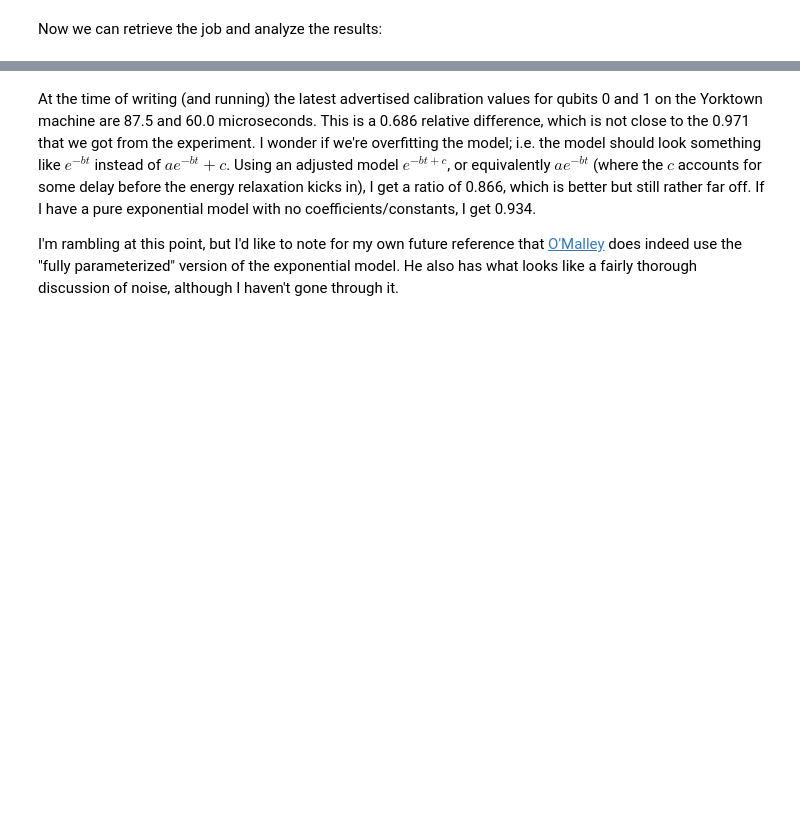
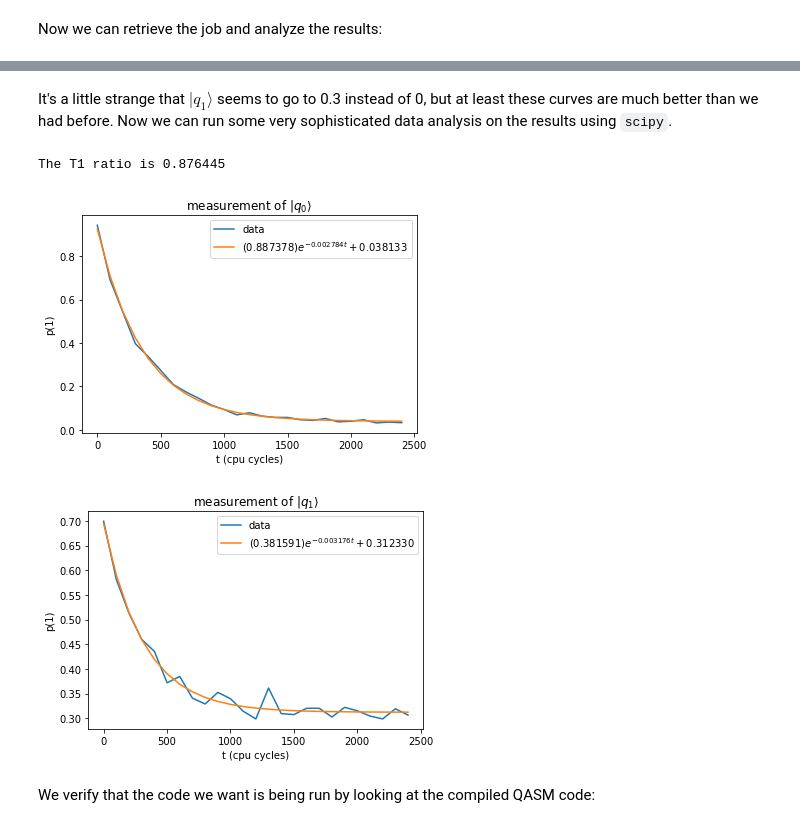
Before and after one commit to air-wreck/mentorship-notebooks, a Jupyter notebook: T1_Variations.ipynb, the cells around one changed output, grey strips where cells are left out. Drawn from its saved outputs; the diff is of its cells as text; code cells hidden in the pictures; blank space fills up the shorter version.

```diff
--- a/T1_Variations.ipynb
+++ b/T1_Variations.ipynb
@@ -172,4 +113,33 @@ On the other hand, using initial layout `qr 0 -> q 1` on `ibmqx2` (job ID `5cc36
-# %% [markdown]
-At the time of writing (and running) the latest advertised calibration values for qubits 0 and 1 on the Yorktown machine are 87.5 and 60.0 microseconds. This is a 0.686 relative difference, which is not close to the 0.971 that we got from the experiment. I wonder if we're overfitting the model; i.e. the model should look something like $e^{-bt}$ instead of $ae^{-bt} + c$. Using an adjusted model $e^{-bt + c}$, or equivalently $ae^{-bt}$ (where the $c$ accounts for some delay before the energy relaxation kicks in), I get a ratio of 0.866, which is better but still rather far off. If I have a pure exponential model with no coefficients/constants, I get 0.934.
-
-I'm rambling at this point, but I'd like to note for my own future reference that [O'Malley](https://web.physics.ucsb.edu/~martinisgroup/theses/OMalley2016.pdf) does indeed use the "fully parameterized" version of the exponential model. He also has what looks like a fairly thorough discussion of noise, although I haven't gone through it.
+# %% [markdown]
+It's a little strange that $\vert q_1 \rangle$ seems to go to 0.3 instead of 0, but at least these curves are much better than we had before. Now we can run some very sophisticated data analysis on the results using `scipy`.
+# %%
+from scipy.optimize import curve_fit
+
+# scale data to cycles from blocks of 100
+x = np.array(range(len(circuits))) * 100
+
+# fully parameterized exponential decay model
+def model(t, a, b, c):
+    return a * np.exp(-b * t) + c
+
+# fit curve for a qubit with scipy
+def fit_curve(data, qubit_name):
+    a, b, c = curve_fit(model, x, data, p0=[0.5, 0., 0.])[0]
+    fig, ax = plt.subplots()
+    ax.plot(x, data, label='data')
+    ax.plot(x, model(x, a, b, c), label='$(%f)e^{-%f t}+%f$' % (a, b, c))
+    ax.set_title(r'measurement of $\vert %s \rangle$' % qubit_name)
+    ax.set_xlabel('t (cpu cycles)')
+    ax.set_ylabel('p(1)')
+    ax.legend()
+    return fig, (a, b, c)
+
+fig_1, params_1 = fit_curve(p1, 'q_0')
+fig_2, params_2 = fit_curve(p2, 'q_1')
+print('The T1 ratio is %f' % (params_1[1] / params_2[1]))
+# %% [output]
+The T1 ratio is 0.876445
+[figure, added]
+[figure, added]
+# %% [markdown]
+We verify that the code we want is being run by looking at the compiled QASM code:
```
Also changed, not shown: parts of 29 cells of this notebook, 3 other files.
